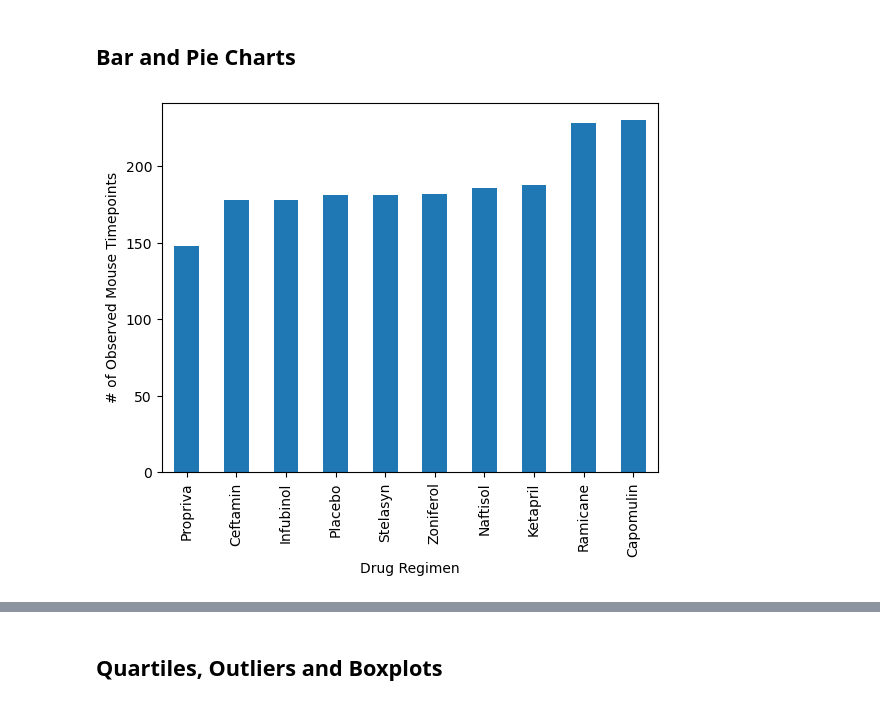
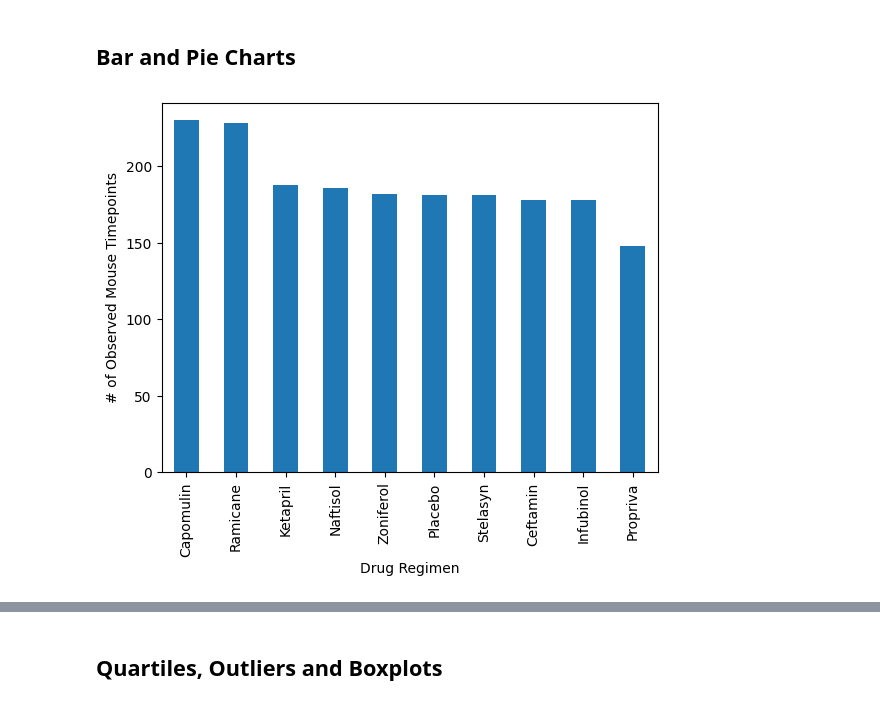
Before and after one commit to RPF35/Matplotlib_Challenge-, a Jupyter notebook: data/pymaceuticals_starter.ipynb, the cells around one changed output, grey strips where cells are left out. Cells and saved outputs as stored; diff of their text form; code cells hidden in the pictures.

```diff
--- a/data/pymaceuticals_starter.ipynb
+++ b/data/pymaceuticals_starter.ipynb
@@ -74,7 +72,7 @@ pd.DataFrame(dupes_data_mouse_id)
 | 920 | g989 | Propriva | Female | 21 | 26 | 35 | 62.570880 | ... |
 # %%
 # Create a clean DataFrame by dropping the duplicate mouse by its ID.
-combined_data_clean = combined_data.drop(combined_data[combined_data["Mouse ID"]=="g989"].index)
+combined_data_clean = combined_data[combined_data['Mouse ID'].isin(dupes_mice)==False]
 
 # disply dataframe
 combined_data_clean.head()
@@ -165,21 +164,20 @@ ss_dfa
 # %%
 # Generate a bar plot showing the total number of rows (Mouse ID/Timepoints) for each drug regimen using Pandas.
 
-pandas_DR = combined_data_clean.groupby('Drug Regimen')['Mouse ID'].count()
+pandas_bp = combined_data_clean.groupby('Drug Regimen')['Timepoint'].count()
 
-# Sort the data by count
-pandas_DR_sorted = pandas_DR.sort_values()
+pandas_bp = pandas_bp.sort_values(ascending=False)
 
 # Create a bar plot
-pandas_DR_sorted.plot(kind='bar')
+pandas_bp_plot = pandas_bp.plot.bar()
 
 # Set the axis labels
 plt.xlabel('Drug Regimen')
 plt.ylabel('# of Observed Mouse Timepoints')
 
 # Show the plot
 plt.show()
 # %% [output]
-[figure, old version]
+[figure, new version]
 # %%
 # Generate a bar plot showing the total number of rows (Mouse ID/Timepoints) for each drug regimen using pyplot.
```
Also changed, not shown: parts of 16 cells of this notebook.
